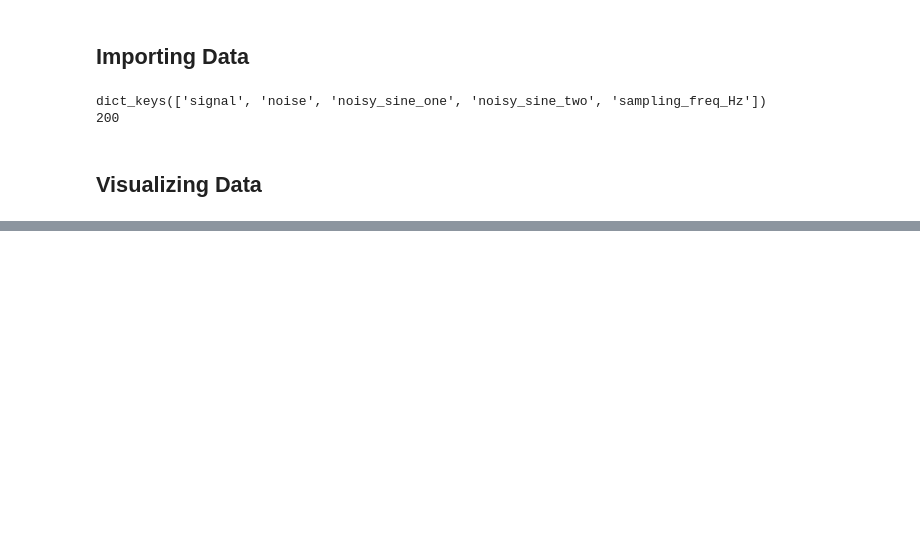
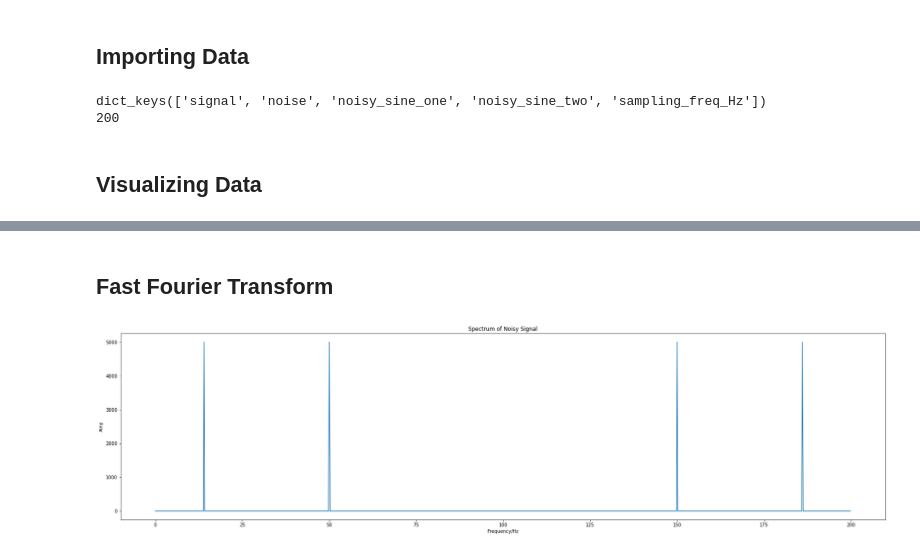
Before and after one commit to ZJTAN97/FilterSignalsProject, a Jupyter notebook: Training/learning.ipynb, the cells around one changed output, grey strips where cells are left out. Cells and saved outputs as stored; diff of their text form; code cells hidden in the pictures; blank space fills up the shorter version.

```diff
--- a/learning.ipynb
+++ b/Training/learning.ipynb
@@ -40,0 +56,18 @@ plt.show()
+# %% [markdown]
+## Fast Fourier Transform
+# %%
+from scipy.fft import fft
+
+frequency = np.arange(len(data['noisy_signal'])) * (data['sampling_freq_Hz'] / len(data['noisy_signal']))
+spectrum = np.abs(fft(data['noisy_signal']))
+
+fig, ax = plt.subplots(figsize=(30, 7.5))
+
+ax.plot(frequency, spectrum)
+ax.set(xlabel = 'Frequency/Hz',
+      ylabel = 'Amp',
+      title = 'Spectrum of Noisy Signal')
+
+plt.show()
+# %% [output]
+[figure, added]
```
Also changed, not shown: parts of 1 cell of this notebook, 5 other files.
